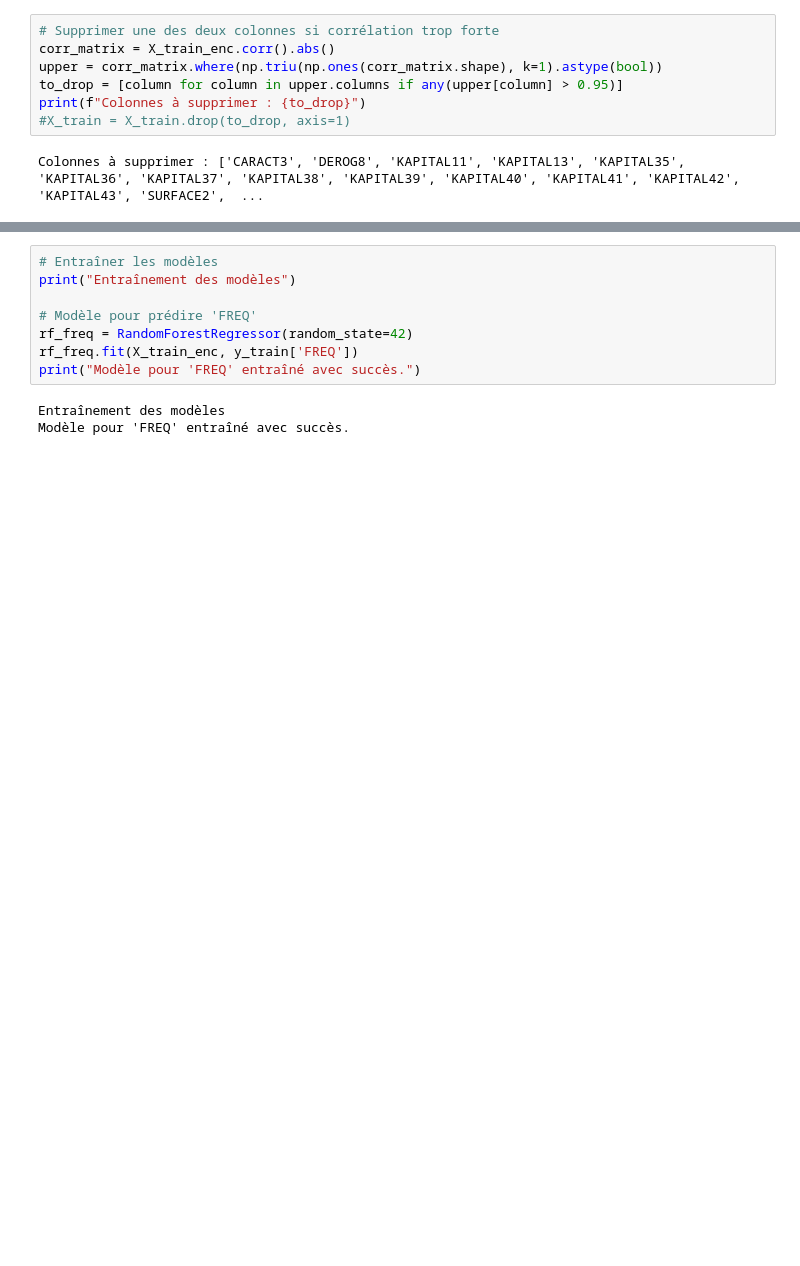
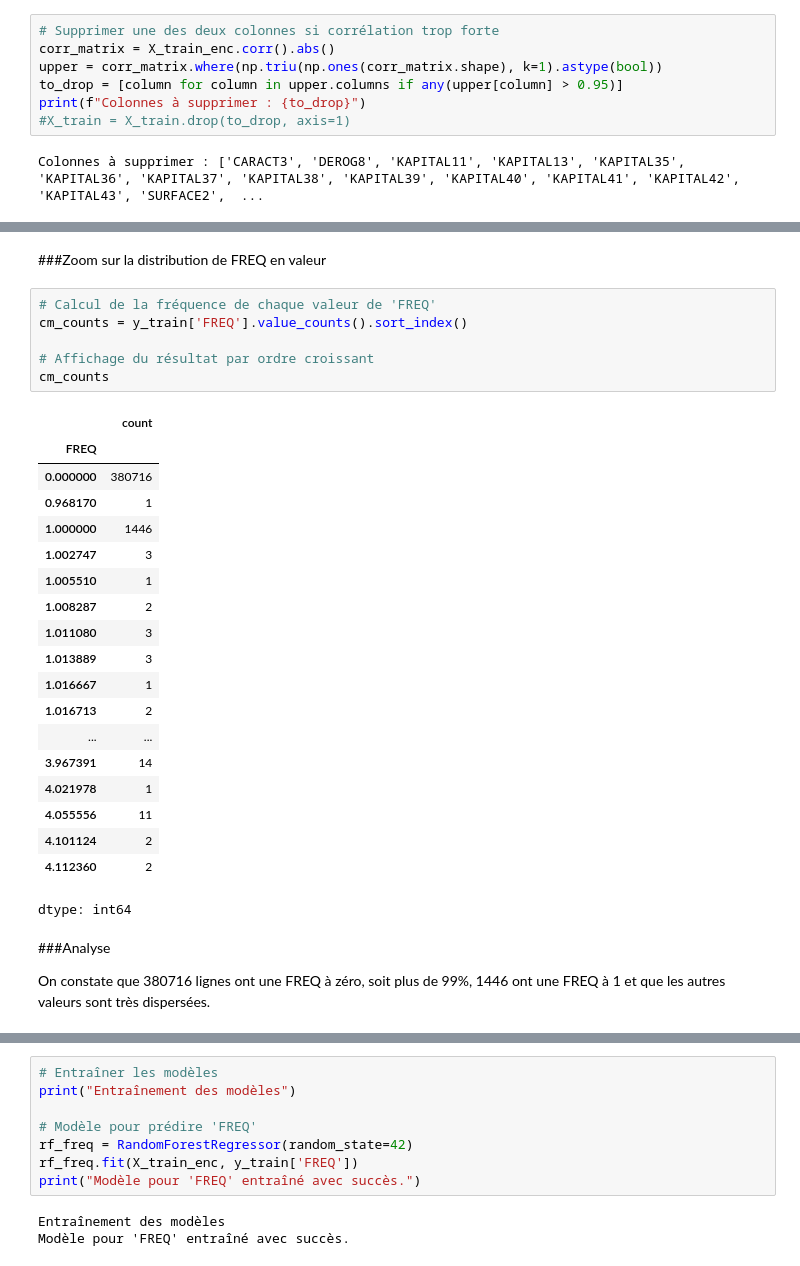
Before and after one commit to auduvignac/challengedata_ens_AssurPrime, a Jupyter notebook: notebooks/exploration/exploration.ipynb, the cells around one changed output, grey strips where cells are left out. Cells and saved outputs as stored; diff of their text form; blank space fills up the shorter version.

```diff
--- a/notebooks/exploration/exploration.ipynb
+++ b/notebooks/exploration/exploration.ipynb
@@ -320,0 +369,32 @@ Colonnes à supprimer : ['CARACT3', 'DEROG8', 'KAPITAL11', 'KAPITAL13', 'KAPITAL
+# %% [markdown]
+###Zoom sur la distribution de FREQ en valeur
+# %%
+# Calcul de la fréquence de chaque valeur de 'FREQ'
+cm_counts = y_train['FREQ'].value_counts().sort_index()
+
+# Affichage du résultat par ordre croissant
+cm_counts
+# %% [output]
+|  | count |
+| FREQ |  |
+| 0.000000 | 380716 |
+| 0.968170 | 1 |
+| 1.000000 | 1446 |
+| 1.002747 | 3 |
+| 1.005510 | 1 |
+| 1.008287 | 2 |
+| 1.011080 | 3 |
+| 1.013889 | 3 |
+| 1.016667 | 1 |
+| 1.016713 | 2 |
+| ... | ... |
+| 3.967391 | 14 |
+| 4.021978 | 1 |
+| 4.055556 | 11 |
+| 4.101124 | 2 |
+| 4.112360 | 2 |
+dtype: int64
+# %% [markdown]
+###Analyse
+
+On constate que 380716 lignes ont une FREQ à zéro, soit plus de 99%, 1446 ont une FREQ à 1 et que les autres valeurs sont très dispersées.
```
Also changed, not shown: parts of 30 cells of this notebook.
